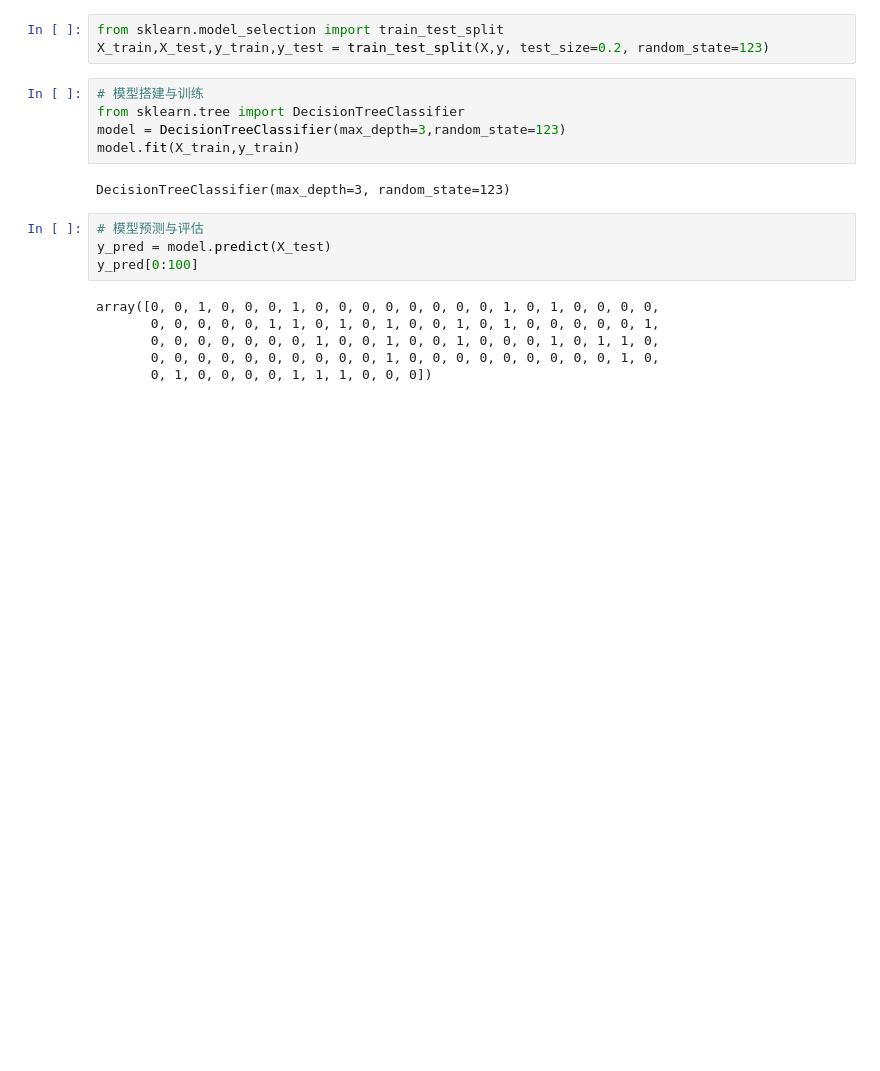
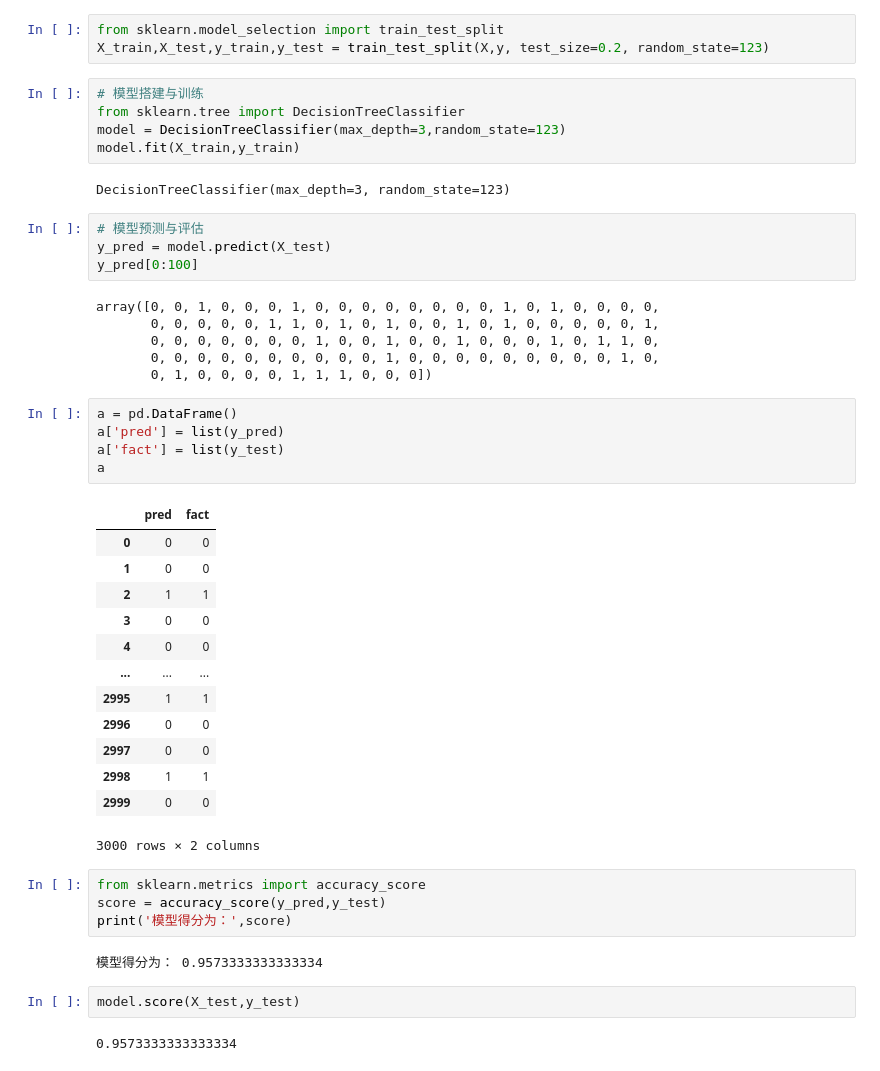
Before and after one commit to liruixiang789/hello-world, a Jupyter notebook: DecisionTree.ipynb, the cells around one changed output. Drawn from its saved outputs; the diff is of its cells as text; blank space fills up the shorter version.

```diff
--- a/DecisionTree.ipynb
+++ b/DecisionTree.ipynb
@@ -67,3 +67,32 @@ array([0, 0, 1, 0, 0, 0, 1, 0, 0, 0, 0, 0, 0, 0, 0, 1, 0, 1, 0, 0, 0, 0,
        0, 0, 0, 0, 0, 0, 0, 1, 0, 0, 1, 0, 0, 1, 0, 0, 0, 1, 0, 1, 1, 0,
        0, 0, 0, 0, 0, 0, 0, 0, 0, 0, 1, 0, 0, 0, 0, 0, 0, 0, 0, 0, 1, 0,
        0, 1, 0, 0, 0, 0, 1, 1, 1, 0, 0, 0])
+# %%
+a = pd.DataFrame()
+a['pred'] = list(y_pred)
+a['fact'] = list(y_test)
+a
+# %% [output]
+|  | pred | fact |
+| 0 | 0 | 0 |
+| 1 | 0 | 0 |
+| 2 | 1 | 1 |
+| 3 | 0 | 0 |
+| 4 | 0 | 0 |
+| ... | ... | ... |
+| 2995 | 1 | 1 |
+| 2996 | 0 | 0 |
+| 2997 | 0 | 0 |
+| 2998 | 1 | 1 |
+| 2999 | 0 | 0 |
+3000 rows × 2 columns
+# %%
+from sklearn.metrics import accuracy_score
+score = accuracy_score(y_pred,y_test)
+print('模型得分为：',score)
+# %% [output]
+模型得分为： 0.9573333333333334
+# %%
+model.score(X_test,y_test)
+# %% [output]
+0.9573333333333334
```
Also changed, not shown: parts of 2 cells of this notebook.
